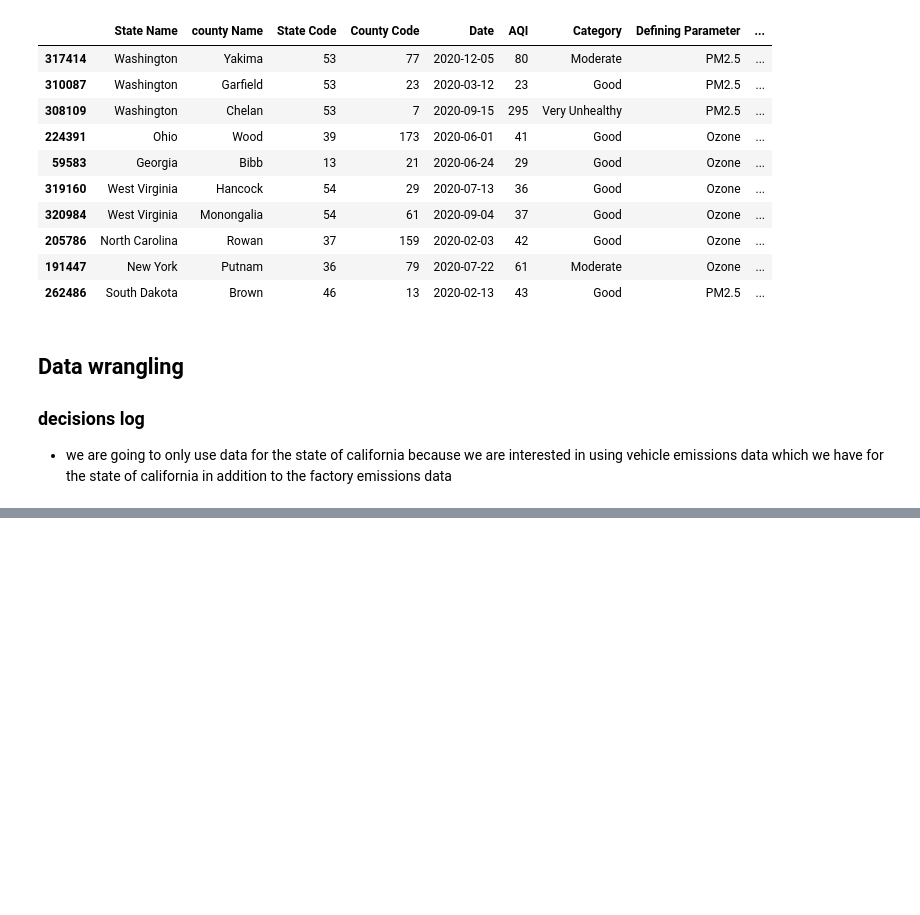
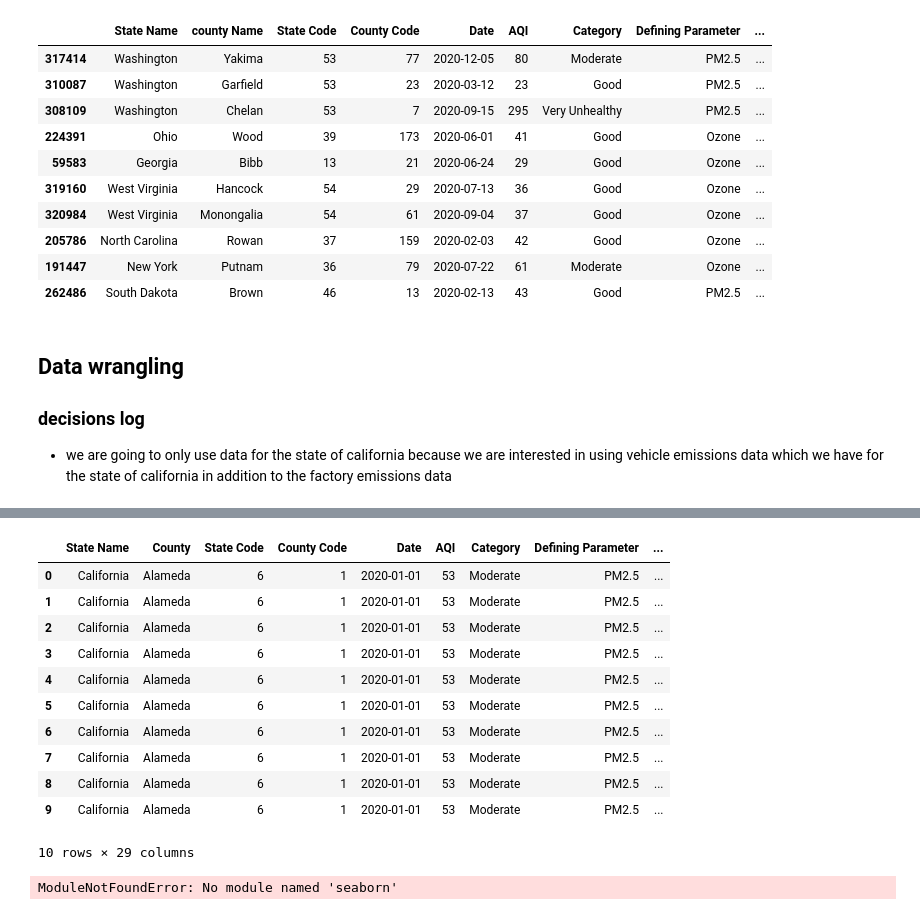
Before and after one commit to annamarieweber/AQI-predictor, a Jupyter notebook: final-project-notebook.ipynb, the cells around one changed output, grey strips where cells are left out. Saved outputs shown, nothing was run; the diff lists cells and outputs as text; code cells hidden in the pictures; blank space fills up the shorter version.

```diff
--- a/final-project-notebook.ipynb
+++ b/final-project-notebook.ipynb
@@ -361,0 +443,25 @@ display(california_aqi_df)
+# %%
+traffic_and_county = pd.merge (california_aqi_df,traffic_volumes_updated,how="inner", on = ["County"])
+
+display(traffic_and_county.head(10))
+# %% [output]
+|  | State Name | County | State Code | County Code | Date | AQI | Category | Defining Parameter | ... |
+| 0 | California | Alameda | 6 | 1 | 2020-01-01 | 53 | Moderate | PM2.5 | ... |
+| 1 | California | Alameda | 6 | 1 | 2020-01-01 | 53 | Moderate | PM2.5 | ... |
+| 2 | California | Alameda | 6 | 1 | 2020-01-01 | 53 | Moderate | PM2.5 | ... |
+| 3 | California | Alameda | 6 | 1 | 2020-01-01 | 53 | Moderate | PM2.5 | ... |
+| 4 | California | Alameda | 6 | 1 | 2020-01-01 | 53 | Moderate | PM2.5 | ... |
+| 5 | California | Alameda | 6 | 1 | 2020-01-01 | 53 | Moderate | PM2.5 | ... |
+| 6 | California | Alameda | 6 | 1 | 2020-01-01 | 53 | Moderate | PM2.5 | ... |
+| 7 | California | Alameda | 6 | 1 | 2020-01-01 | 53 | Moderate | PM2.5 | ... |
+| 8 | California | Alameda | 6 | 1 | 2020-01-01 | 53 | Moderate | PM2.5 | ... |
+| 9 | California | Alameda | 6 | 1 | 2020-01-01 | 53 | Moderate | PM2.5 | ... |
+10 rows × 29 columns
+# %%
+import numpy as np
+import seaborn as sns
+import matplotlib.pyplot as plt
+
+sns.regplot(x="Back_AADT",y="AQI",data=traffic_and_county)
+# %% [output]
+ModuleNotFoundError: No module named 'seaborn'
```
Also changed, not shown: parts of 3 cells of this notebook, 1 other file.
